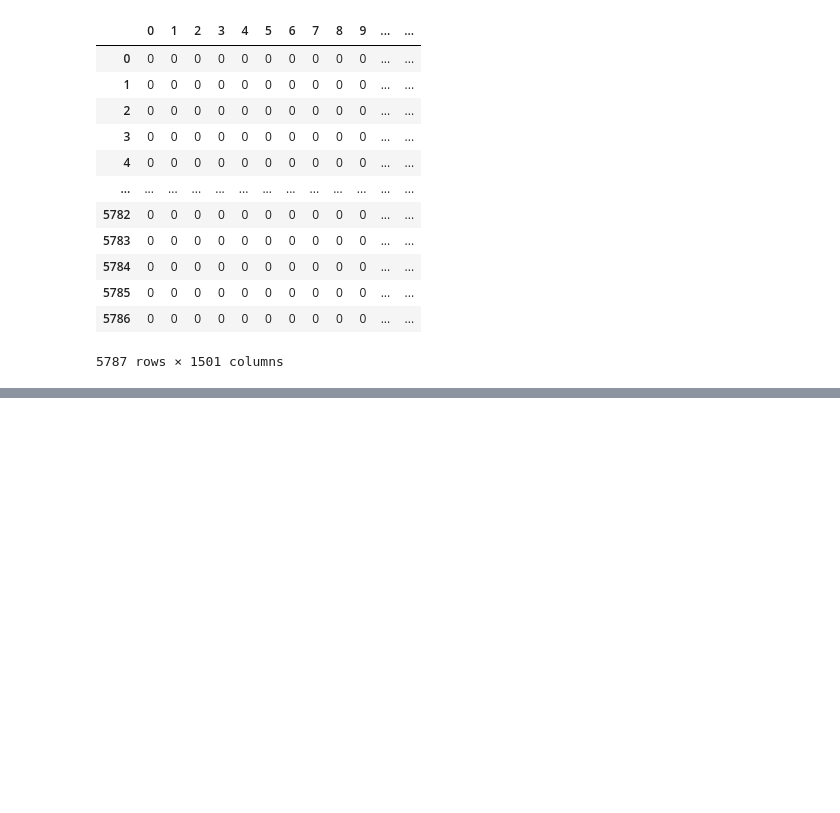
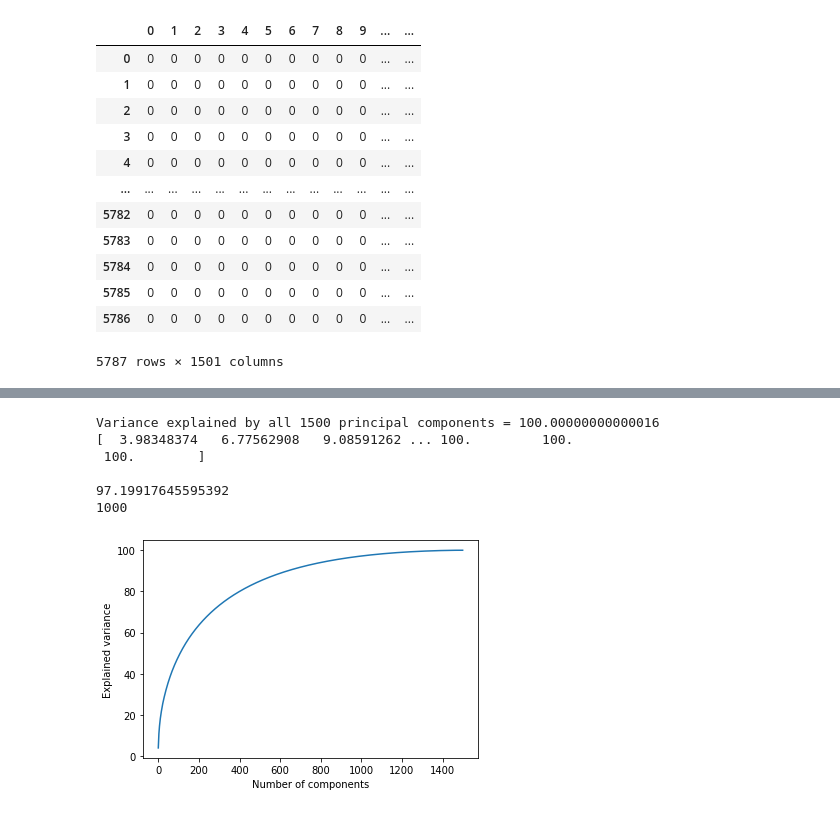
Before and after one commit to sak007/Monkey-Pox-Misinformation-Classification, a Jupyter notebook: code/preprocess_bio.ipynb, the cells around one changed output, grey strips where cells are left out. Saved outputs shown, nothing was run; the diff lists cells and outputs as text; code cells hidden in the pictures; blank space fills up the shorter version.

```diff
--- a/code/preprocess_bio.ipynb
+++ b/code/preprocess_bio.ipynb
@@ -221,0 +298,26 @@ df_lemmatization_TF_IDF.to_csv('processed_dataset/'+file_prefix+'_lemmatization_
+# %%
+# PCA on portered data
+y = df_portered_TF_IDF['class']
+X_portered_tf = df_portered_TF_IDF.copy()
+X_portered_tf.drop ('class', axis=1, inplace=True)
+
+X_portered_cv = df_portered_CV.copy()
+X_portered_cv.drop ('class', axis=1, inplace=True)
+# %%
+X_train_cv, X_test_cv,y_train_cv,y_test_cv=split_data_train_test_split(X_portered_cv,y)
+X_train_tf, X_test_tf,y_train_tf,y_test_tf=split_data_train_test_split(X_portered_tf,y)
+# %%
+# PCA portered CV
+X_train_ = X_train_cv
+y_train_ = y_train_cv
+total_components = min(len(df_portered_CV.columns)-1, len(X_train_))
+n_components = 1000
+X_train = perform_PCA (X_train_, y_train_, total_components, n_components)
+# %% [output]
+Variance explained by all 1500 principal components = 100.00000000000016
+[  3.98348374   6.77562908   9.08591262 ... 100.         100.
+ 100.        ]
+
+97.19917645595392
+1000
+[figure, added]
```
Also changed, not shown: parts of 10 cells of this notebook, 2 other files.
